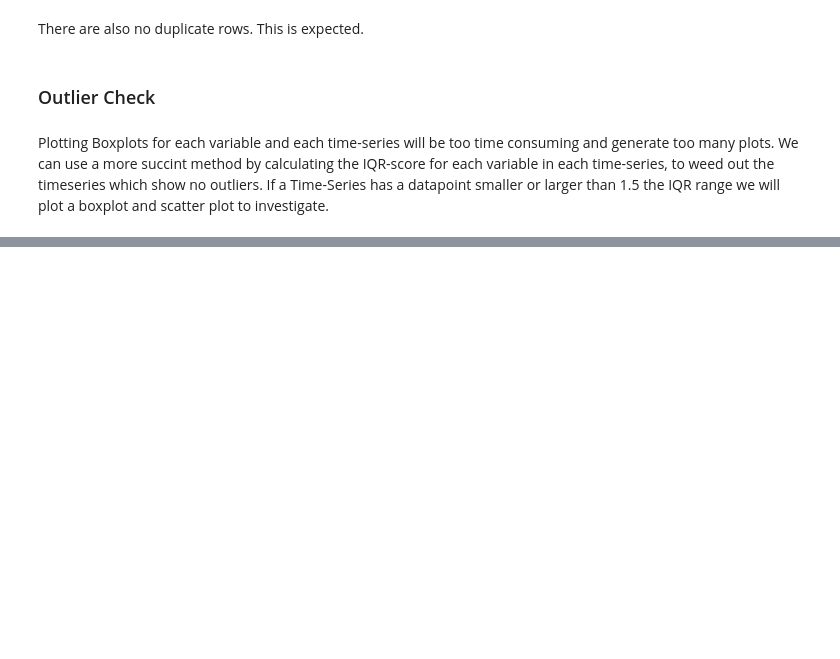
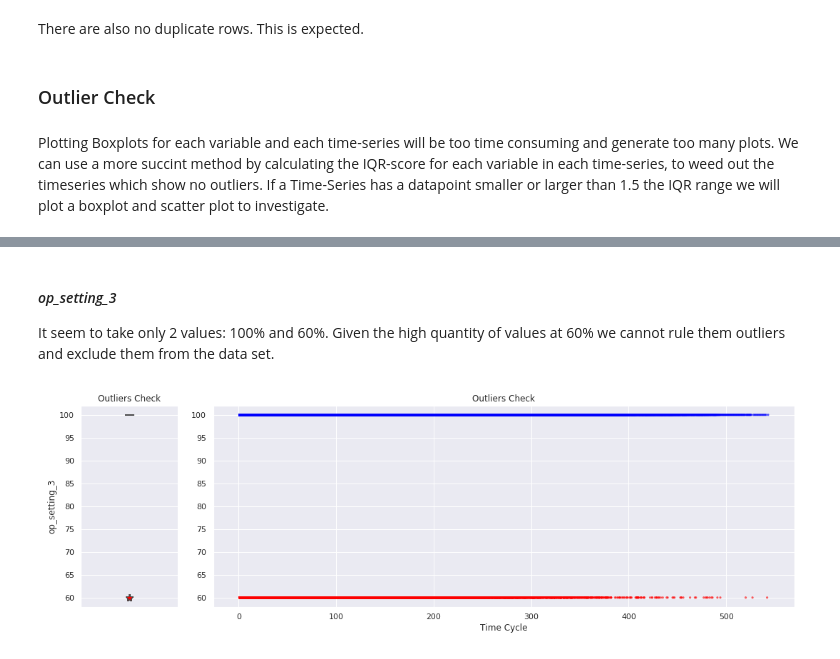
Before and after one commit to andrea-fantini/Predictive_Maintenance_Fanjet, a Jupyter notebook: notebooks/2 - Data Organization and Cleaning.ipynb, the cells around one changed output, grey strips where cells are left out. Cells and saved outputs as stored; diff of their text form; code cells hidden in the pictures; blank space fills up the shorter version.

```diff
--- a/notebooks/2 - Data Organization and Cleaning.ipynb
+++ b/notebooks/2 - Data Organization and Cleaning.ipynb
@@ -243,0 +257,7 @@ The outliers here identified seem to be simply extreme values of the data. There
+# %% [markdown]
+#### *op_setting_3*
+It seem to take only 2 values: 100% and 60%. Given the high quantity of values at 60% we cannot rule them outliers and exclude them from the data set.
+# %%
+Image(filename='figures/outliers/train_outliers_op_setting_3.png')
+# %% [output]
+[figure, added]
```
Also changed, not shown: parts of 10 cells of this notebook.
